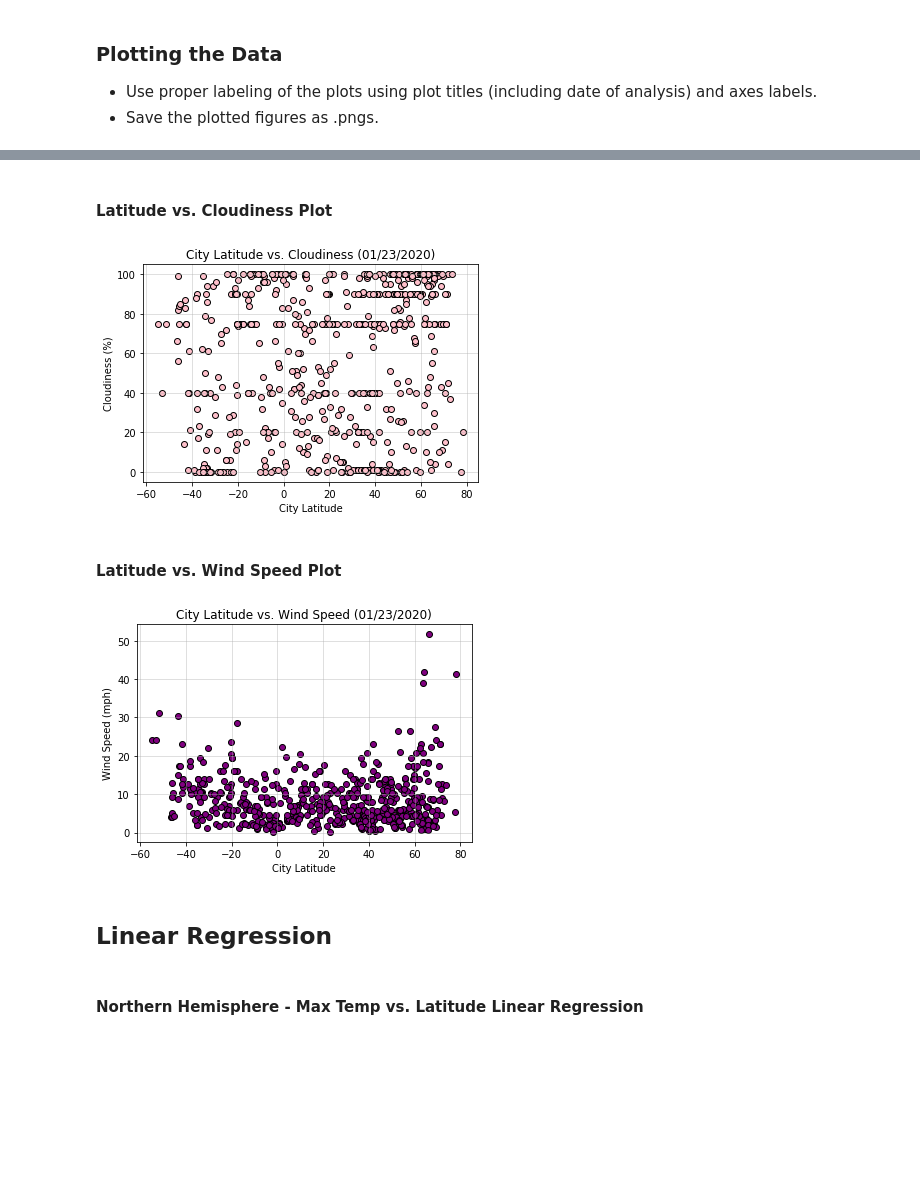
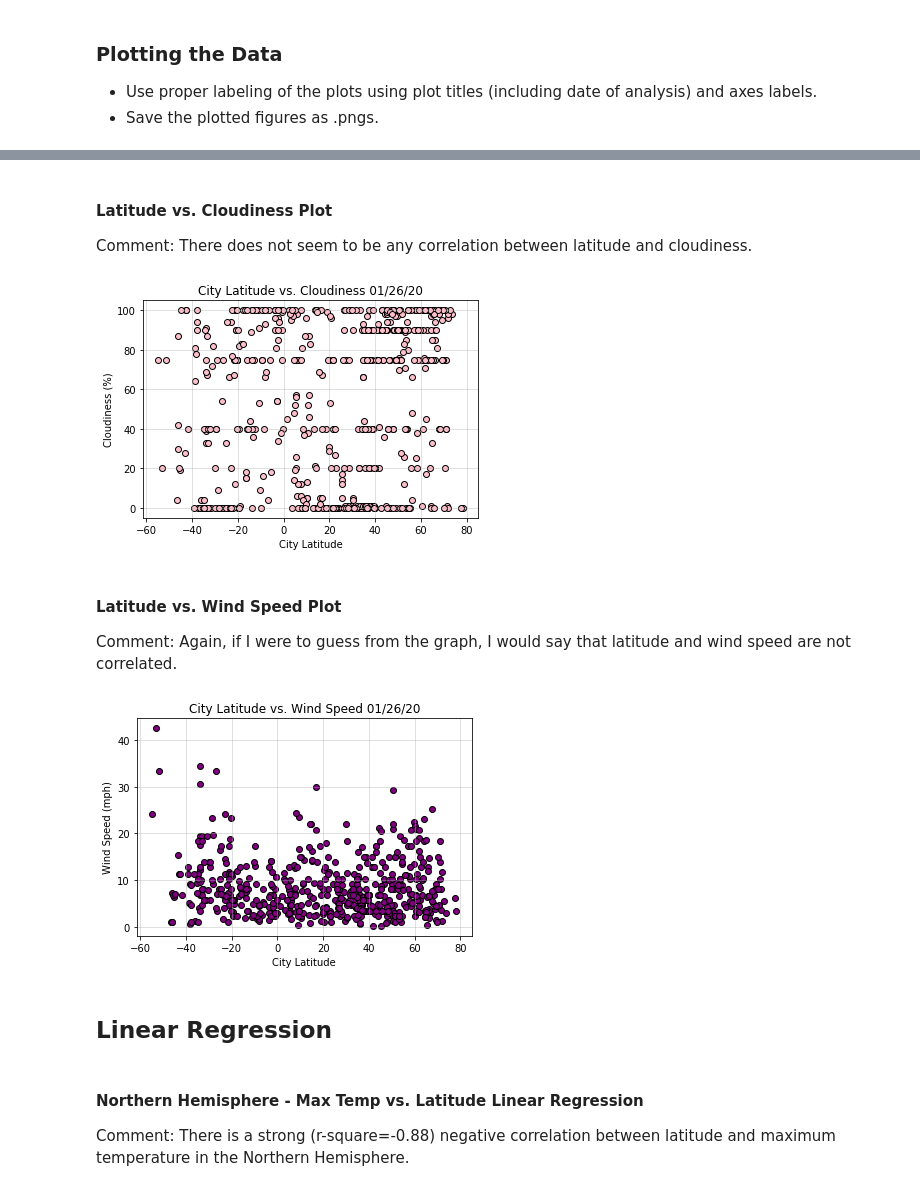
Before and after one commit to ktaufer/python_api_challenge, a Jupyter notebook: WeatherPy.ipynb, the cells around one changed output, grey strips where cells are left out. Saved outputs shown, nothing was run; the diff lists cells and outputs as text; code cells hidden in the pictures; blank space fills up the shorter version.

```diff
--- a/WeatherPy.ipynb
+++ b/WeatherPy.ipynb
@@ -74,12 +74,14 @@ citiesdf.head()
 url = "http://api.openweathermap.org/data/2.5/weather?"
 query_url = url + "appid=" + weather_api_key + "&q="
 # %%
+from datetime import datetime
+
 for index, row in citiesdf.iterrows():
     city = row['City']
     response = requests.get(query_url + city + '&units=imperial').json()
     try:
         citiesdf.loc[index, 'Country'] = response['sys']['country']
-        citiesdf.loc[index, 'Date'] = response['dt']
+        citiesdf.loc[index, 'Date'] = datetime.fromtimestamp(response['dt'])
         citiesdf.loc[index, 'Humidity'] = response['main']['humidity']
         citiesdf.loc[index, 'Cloudiness'] = response['clouds']['all']
         citiesdf.loc[index, 'Lat'] = response['coord']['lat']
@@ -159,27 +162,29 @@ plt.grid(alpha=0.5)
-# %% [markdown]
-#### Latitude vs. Cloudiness Plot
+# %% [markdown]
+#### Latitude vs. Cloudiness Plot
+Comment: There does not seem to be any correlation between latitude and cloudiness.
 # %%
 cloudiness=citiesdf['Cloudiness']
 
 plt.scatter(latitude, cloudiness, facecolor='pink', edgecolor='k')
-plt.title('City Latitude vs. Cloudiness (01/23/2020)')
+plt.title(f'City Latitude vs. Cloudiness {today}')
 plt.xlabel('City Latitude')
 plt.ylabel('Cloudiness (%)')
 plt.grid(alpha=0.5)
 # %% [output]
-[figure, old version]
+[figure, new version]
-# %% [markdown]
-#### Latitude vs. Wind Speed Plot
+# %% [markdown]
+#### Latitude vs. Wind Speed Plot
+Comment: Again, if I were to guess from the graph, I would say that latitude and wind speed are not correlated.
 # %%
 wind_speed=citiesdf['Wind Speed']
 
 plt.scatter(latitude, wind_speed, facecolor='purple', edgecolor='k')
-plt.title('City Latitude vs. Wind Speed (01/23/2020)')
+plt.title(f'City Latitude vs. Wind Speed {today}')
 plt.xlabel('City Latitude')
 plt.ylabel('Wind Speed (mph)')
 plt.grid(alpha=0.5)
 # %% [output]
-[figure, old version]
+[figure, new version]
 # %% [markdown]
 ## Linear Regression
 # %%
@@ -205,6 +210,7 @@ northern=citiesdf[citiesdf['Lat'] > 0]
 southern=citiesdf[citiesdf['Lat'] <= 0]
 # %% [markdown]
 ####  Northern Hemisphere - Max Temp vs. Latitude Linear Regression
+Comment: There is a strong (r-square=-0.88) negative correlation between latitude and maximum temperature in the Northern Hemisphere.
 # %%
 nmax=northern['Max Temp']
 nlat=northern['Lat']
```
Also changed, not shown: parts of 31 cells of this notebook.
